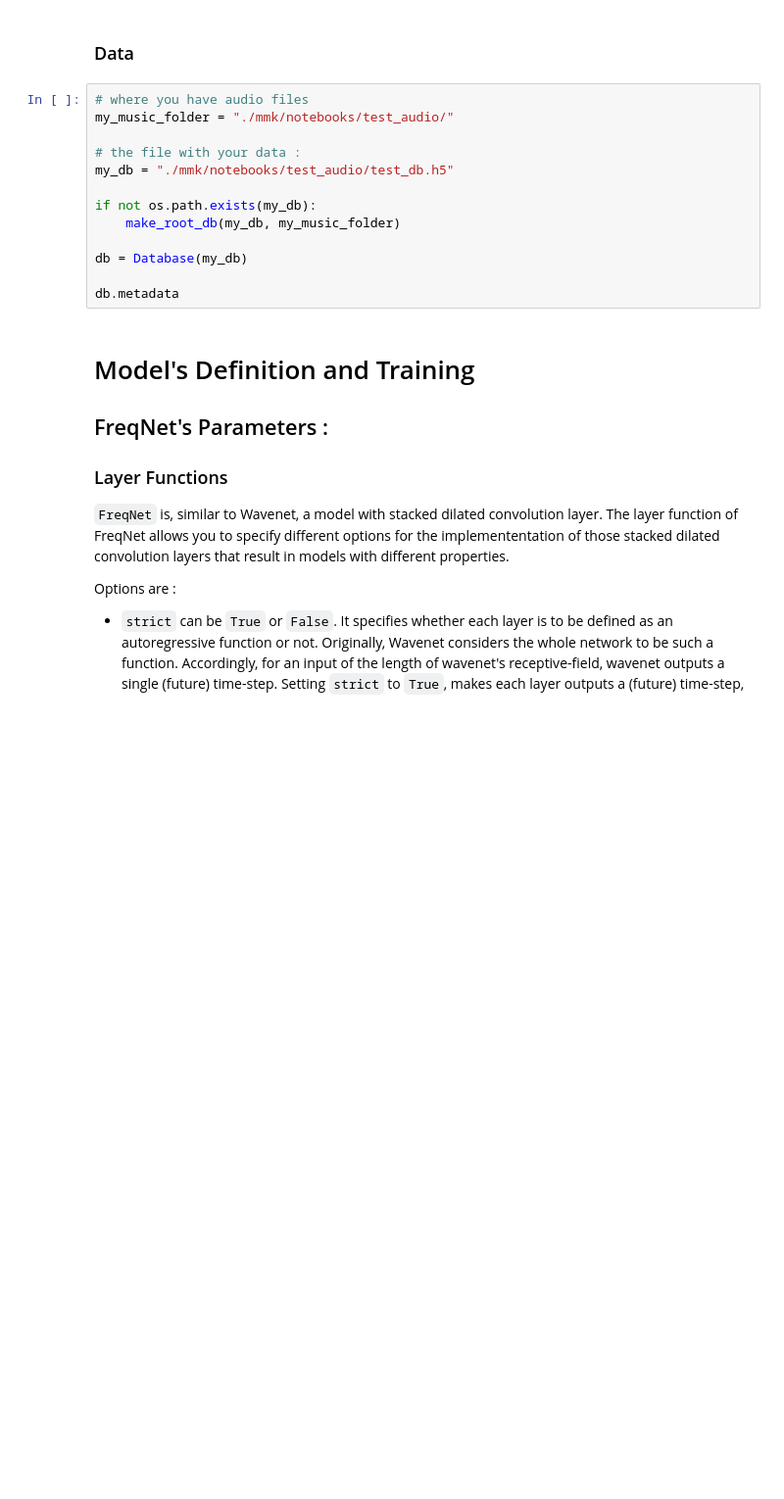
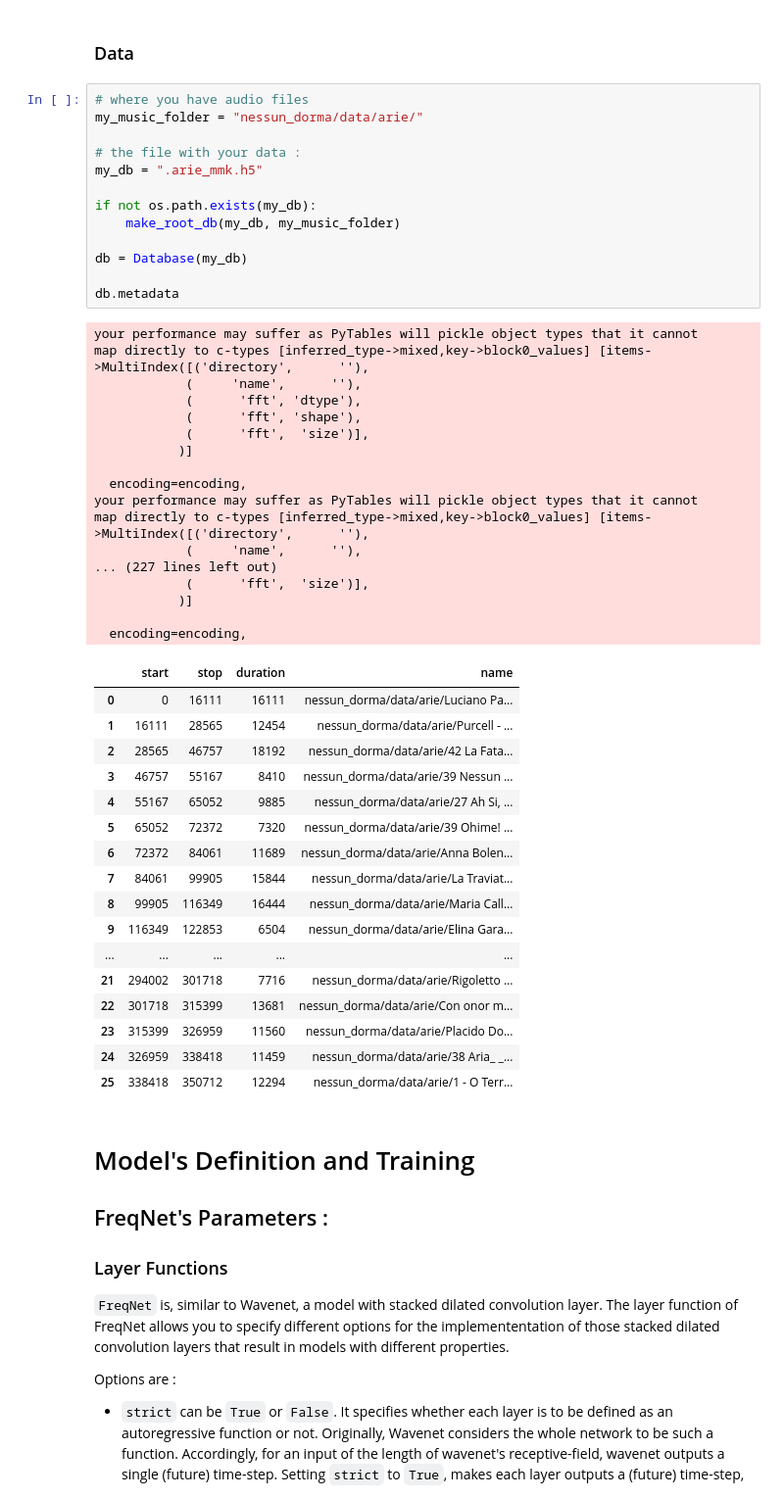
Before and after one commit to ktonal/mimikit, a Jupyter notebook: notebooks/FreqNet.ipynb, the cells around one changed output. Shown at 98% size. Saved outputs shown, nothing was run; the diff lists cells and outputs as text; blank space fills up the shorter version.

```diff
--- a/notebooks/FreqNet.ipynb
+++ b/notebooks/FreqNet.ipynb
@@ -38,17 +42,52 @@ from mmk.utils import show, audio
 ### Data
 # %%
 # where you have audio files
-my_music_folder = "./mmk/notebooks/test_audio/"
+my_music_folder = "nessun_dorma/data/arie/"
 
 # the file with your data :
-my_db = "./mmk/notebooks/test_audio/test_db.h5"
+my_db = ".arie_mmk.h5"
 
 if not os.path.exists(my_db):
     make_root_db(my_db, my_music_folder)
 
 db = Database(my_db)
 
 db.metadata
+# %% [output]
+your performance may suffer as PyTables will pickle object types that it cannot
+map directly to c-types [inferred_type->mixed,key->block0_values] [items->MultiIndex([('directory',      ''),
+            (     'name',      ''),
+            (      'fft', 'dtype'),
+            (      'fft', 'shape'),
+            (      'fft',  'size')],
+           )]
+
+  encoding=encoding,
+your performance may suffer as PyTables will pickle object types that it cannot
+map directly to c-types [inferred_type->mixed,key->block0_values] [items->MultiIndex([('directory',      ''),
+            (     'name',      ''),
+... (227 lines left out)
+            (      'fft',  'size')],
+           )]
+
+  encoding=encoding,
+|  | start | stop | duration | name |
+| 0 | 0 | 16111 | 16111 | nessun_dorma/data/arie/Luciano Pa... |
+| 1 | 16111 | 28565 | 12454 | nessun_dorma/data/arie/Purcell - ... |
+| 2 | 28565 | 46757 | 18192 | nessun_dorma/data/arie/42 La Fata... |
+| 3 | 46757 | 55167 | 8410 | nessun_dorma/data/arie/39 Nessun ... |
+| 4 | 55167 | 65052 | 9885 | nessun_dorma/data/arie/27 Ah Si, ... |
+| 5 | 65052 | 72372 | 7320 | nessun_dorma/data/arie/39 Ohime! ... |
+| 6 | 72372 | 84061 | 11689 | nessun_dorma/data/arie/Anna Bolen... |
+| 7 | 84061 | 99905 | 15844 | nessun_dorma/data/arie/La Traviat... |
+| 8 | 99905 | 116349 | 16444 | nessun_dorma/data/arie/Maria Call... |
+| 9 | 116349 | 122853 | 6504 | nessun_dorma/data/arie/Elina Gara... |
+| ... | ... | ... | ... | ... |
+| 21 | 294002 | 301718 | 7716 | nessun_dorma/data/arie/Rigoletto ... |
+| 22 | 301718 | 315399 | 13681 | nessun_dorma/data/arie/Con onor m... |
+| 23 | 315399 | 326959 | 11560 | nessun_dorma/data/arie/Placido Do... |
+| 24 | 326959 | 338418 | 11459 | nessun_dorma/data/arie/38 Aria_ _... |
+| 25 | 338418 | 350712 | 12294 | nessun_dorma/data/arie/1 - O Terr... |
 # %% [markdown]
 # Model's Definition and Training
 
```
Also changed, not shown: parts of 3 cells of this notebook.
